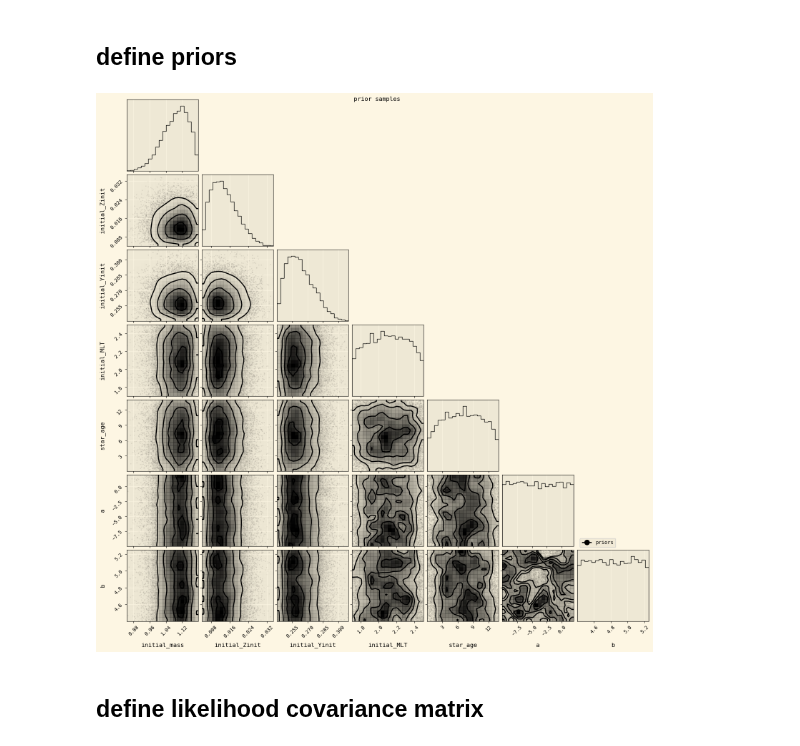
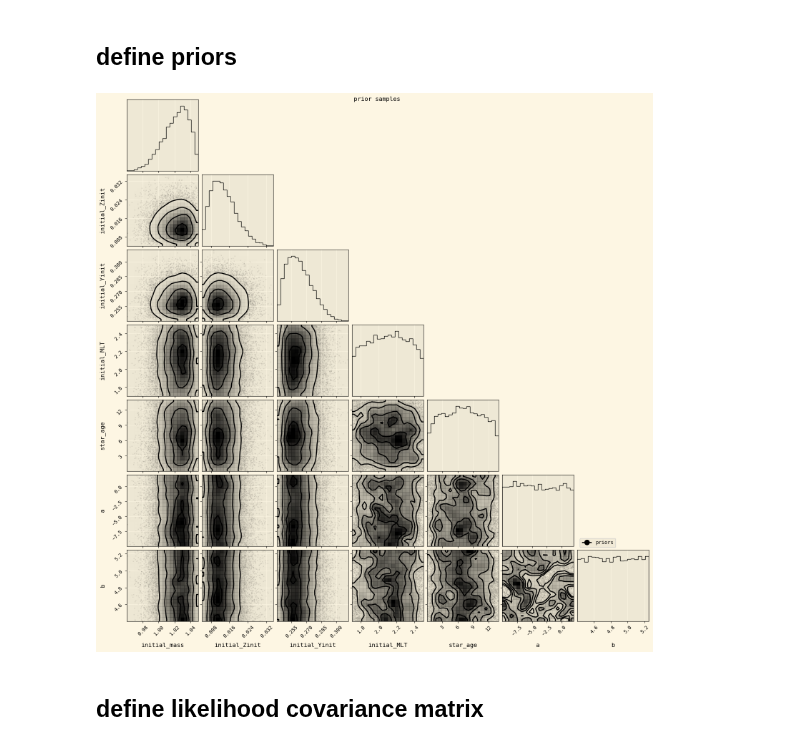
Before and after one commit to ojscutt/pitchfork, a Jupyter notebook: inference_dev2.ipynb, the cells around one changed output. Cells and saved outputs as stored; diff of their text form; code cells hidden in the pictures.

Commit message:
default priors and clean utils

```diff
--- a/inference_dev2.ipynb
+++ b/inference_dev2.ipynb
@@ -37,35 +37,37 @@ pitchfork = compile_pitchfork(pitchfork_dict, pitchfork_info)
 # %% [markdown]
 ## define priors
 # %%
+from scripts import beta_prior, uniform_prior
+
 labels = ['initial_mass', 'initial_Zinit', 'initial_Yinit', 'initial_MLT', 'star_age', 'a', 'b']
 
-mass_prior = prior_funcs.custom_beta_prior(0.8, 1.2, a=5, b=2)
+mass_prior = beta_prior(0.95, 1.05, a=5, b=2)
 
-Zinit_prior = prior_funcs.custom_beta_prior(0.004, 0.038, a=2, b=5)
+Zinit_prior = beta_prior(0.004, 0.038, a=2, b=5)
 
-Yinit_prior = prior_funcs.custom_beta_prior(0.24, 0.32, a=2, b=5)
+Yinit_prior = beta_prior(0.24, 0.32, a=2, b=5)
 
-MLT_prior = prior_funcs.custom_beta_prior(1.7, 2.5, a=1.2, b=1.2)
+MLT_prior = beta_prior(1.7, 2.5, a=1.2, b=1.2)
 
-age_prior = prior_funcs.custom_beta_prior(0.03, 14, a=1.2, b=1.2)
+age_prior = beta_prior(0.03, 14, a=1.2, b=1.2)
 
-a_prior = prior_funcs.custom_uniform_prior(-10, 2)
+a_prior = uniform_prior(-10, 2)
 
-b_prior = prior_funcs.custom_uniform_prior(4.4, 5.25)
+b_prior = uniform_prior(4.4, 5.25)
 
 priors = [mass_prior, Zinit_prior, Yinit_prior, MLT_prior, age_prior, a_prior, b_prior]
 
 size = 10000
 plot_prior_samples = np.array([prior.rvs(size=size) for prior in priors])
 legend_labels = []
 corner_color = 'black'
 corner.corner(plot_prior_samples.T, labels = labels, color=corner_color, hist_kwargs={'density':True}, smooth=True);
 legend_labels = legend_labels + [Line2D([0], [0], marker='o', color =corner_color, markerfacecolor = corner_color, markersize=10, label='priors')]
 plt.suptitle('prior samples')
 plt.legend(handles=legend_labels, bbox_to_anchor=(0., 1.0, 1., .0), loc=0)
 plt.show()
 # %% [output]
-[figure, old version]
+[figure, new version]
 # %% [markdown]
 ## define likelihood covariance matrix
 # %%
```
Also changed, not shown: parts of 5 cells of this notebook, 5 other files.
